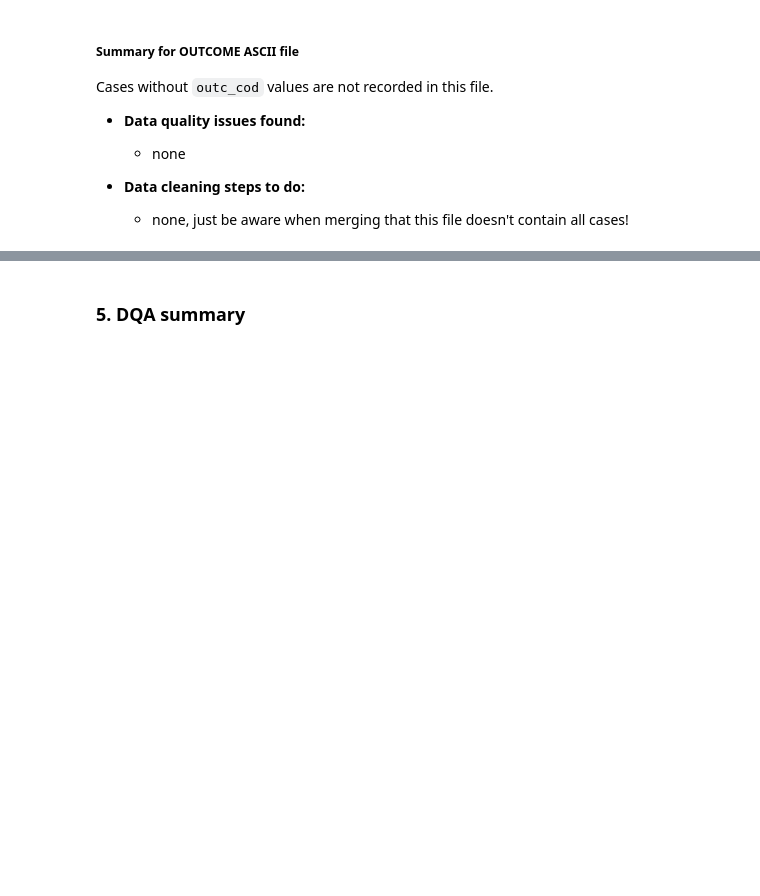
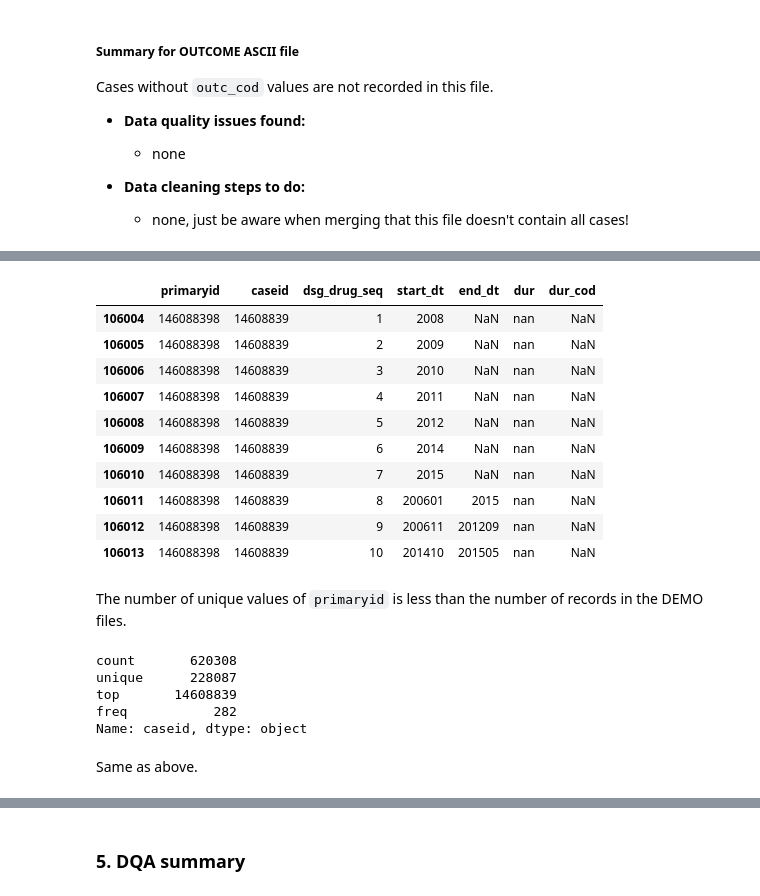
Before and after one commit to 33eyes/FAERS_graph, a Jupyter notebook: data_quality_analysis.ipynb, the cells around one changed output, grey strips where cells are left out. Cells and saved outputs as stored; diff of their text form; code cells hidden in the pictures; blank space fills up the shorter version.

```diff
--- a/data_quality_analysis.ipynb
+++ b/data_quality_analysis.ipynb
@@ -2684,0 +3032,26 @@ Cases without `outc_cod` values are not recorded in this file.
+# %%
+therapy[therapy.primaryid == "146088398"][:10]
+# %% [output]
+|  | primaryid | caseid | dsg_drug_seq | start_dt | end_dt | dur | dur_cod |
+| 106004 | 146088398 | 14608839 | 1 | 2008 | NaN | nan | NaN |
+| 106005 | 146088398 | 14608839 | 2 | 2009 | NaN | nan | NaN |
+| 106006 | 146088398 | 14608839 | 3 | 2010 | NaN | nan | NaN |
+| 106007 | 146088398 | 14608839 | 4 | 2011 | NaN | nan | NaN |
+| 106008 | 146088398 | 14608839 | 5 | 2012 | NaN | nan | NaN |
+| 106009 | 146088398 | 14608839 | 6 | 2014 | NaN | nan | NaN |
+| 106010 | 146088398 | 14608839 | 7 | 2015 | NaN | nan | NaN |
+| 106011 | 146088398 | 14608839 | 8 | 200601 | 2015 | nan | NaN |
+| 106012 | 146088398 | 14608839 | 9 | 200611 | 201209 | nan | NaN |
+| 106013 | 146088398 | 14608839 | 10 | 201410 | 201505 | nan | NaN |
+# %% [markdown]
+The number of unique values of `primaryid` is less than the number of records in the DEMO files.
+# %%
+therapy.caseid.describe()
+# %% [output]
+count       620308
+unique      228087
+top       14608839
+freq           282
+Name: caseid, dtype: object
+# %% [markdown]
+Same as above.
```
Also changed, not shown: parts of 109 cells of this notebook.
